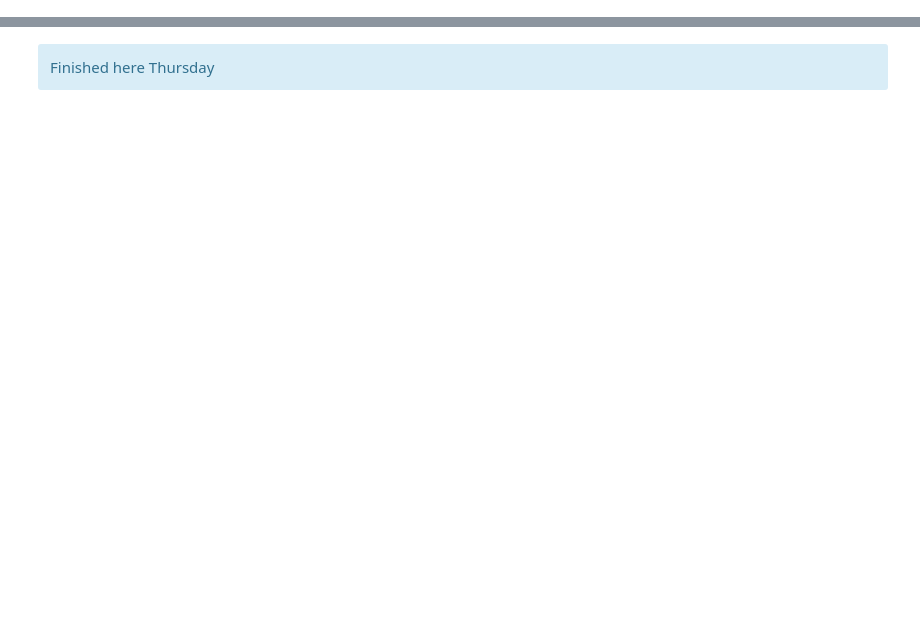
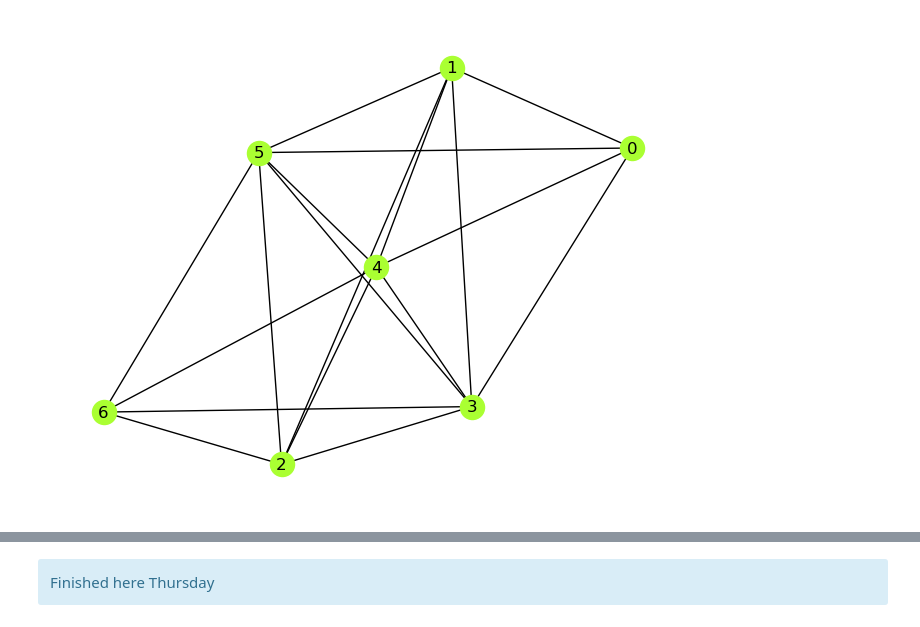
Before and after one commit to niallmadden/niallmadden.github.io, a Jupyter notebook: 2425-CS4423/W04/CS4423-W04-Jupyter.ipynb, the cells around one changed output, grey strips where cells are left out. Saved outputs shown, nothing was run; the diff lists cells and outputs as text; code cells hidden in the pictures; blank space fills up the shorter version.

```diff
--- a/2425-CS4423/W04/CS4423-W04-Jupyter.ipynb
+++ b/2425-CS4423/W04/CS4423-W04-Jupyter.ipynb
@@ -275,0 +246,3 @@ Next week we'll learn more about these matrices. In particular, even though they
+# %%
+C[C>0]=1 # set everything to 0 or 1
+print(C)
@@ -275,0 +268,5 @@ Next week we'll learn more about these matrices. In particular, even though they
+# %%
+G7_2 = nx.from_numpy_array(C)
+nx.draw(G7_2, **opts)
+# %% [output]
+[figure, added]
```
Also changed, not shown: parts of 99 cells of this notebook, 5 other files.
